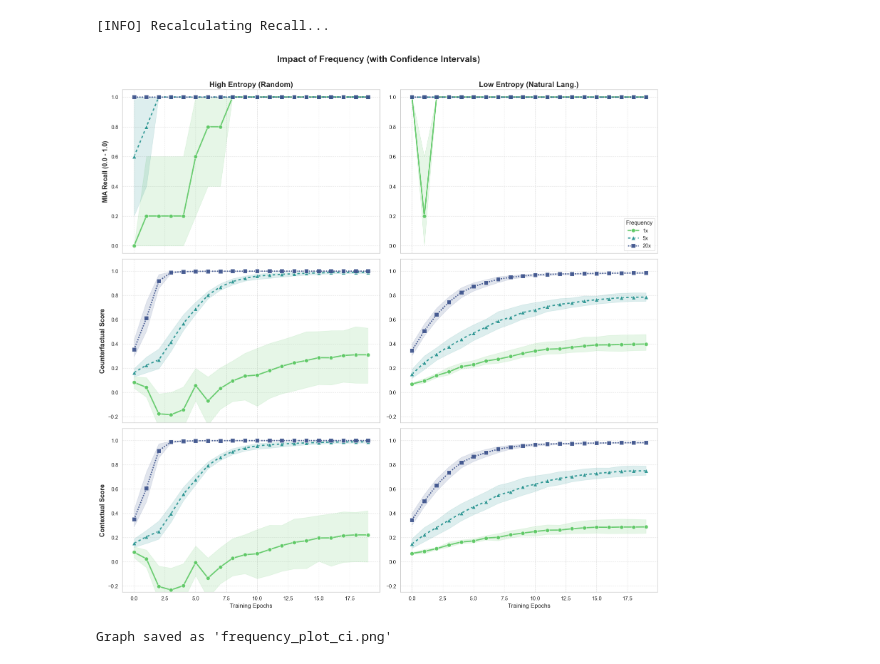
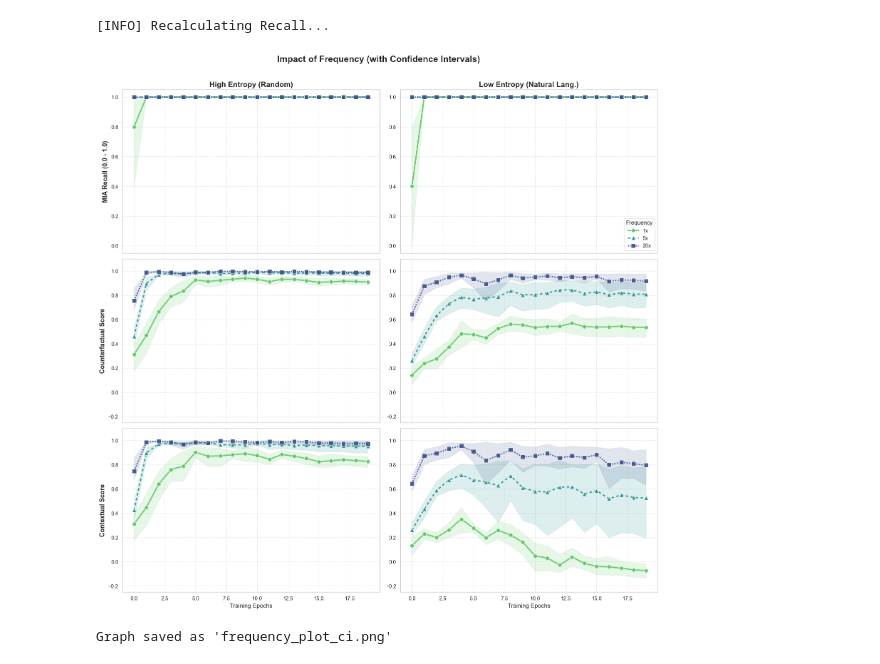
Before and after one commit to ggluongo77/finetuning-memorization-metrics, a Jupyter notebook: gen/freq_analysis.ipynb, the cells around one changed output. Saved outputs shown, nothing was run; the diff lists cells and outputs as text; code cells hidden in the pictures.

```diff
--- a/gen/freq_analysis.ipynb
+++ b/gen/freq_analysis.ipynb
@@ -8,7 +8,7 @@ import os
 # ==============================================================================
 # 1. CONFIGURATION
 # ==============================================================================
-RESULTS_PATH = "wikipedia/experiments/run_20251215_152903/results/canary_details_full.csv"
+RESULTS_PATH = "wikipedia/experiments/run_20251216_155522/results/canary_details_full.csv"
 CANARIES_PATH = "memorization/canaries.csv"
 
 # ==============================================================================
@@ -100,32 +100,32 @@ else:
 
             if i == 0: ax.set_title(f"{entropy_type}", fontsize=15, fontweight='bold')
             if j == 0: ax.set_ylabel(metric_name, fontsize=13, fontweight='bold')
             else: ax.set_ylabel("")
 
             # Limits
             if metric_col == 'is_memorized':
                 ax.set_ylim(-0.05, 1.05)
             else:
                 ax.set_ylim(-0.25, 1.1)
 
             ax.grid(True, linestyle='--', alpha=0.6)
 
             if i == 0 and j == 1:
                 ax.legend(title="Frequency", loc='lower right', frameon=True)
             else:
                 if ax.get_legend() is not None: ax.get_legend().remove()
 
     axes[2, 0].set_xlabel("Training Epochs", fontsize=12)
     axes[2, 1].set_xlabel("Training Epochs", fontsize=12)
 
     plt.tight_layout()
     plt.subplots_adjust(top=0.92)
     plt.suptitle("Impact of Frequency (with Confidence Intervals)", fontsize=18, fontweight='bold')
 
     plt.show()
     fig.savefig("frequency_plot_ci.png", dpi=300, bbox_inches='tight')
     print("Graph saved as 'frequency_plot_ci.png'")
 # %% [output]
 [INFO] Recalculating Recall...
-[figure, old version]
+[figure, new version]
 Graph saved as 'frequency_plot_ci.png'
```
Also changed, not shown: 5 other files.
